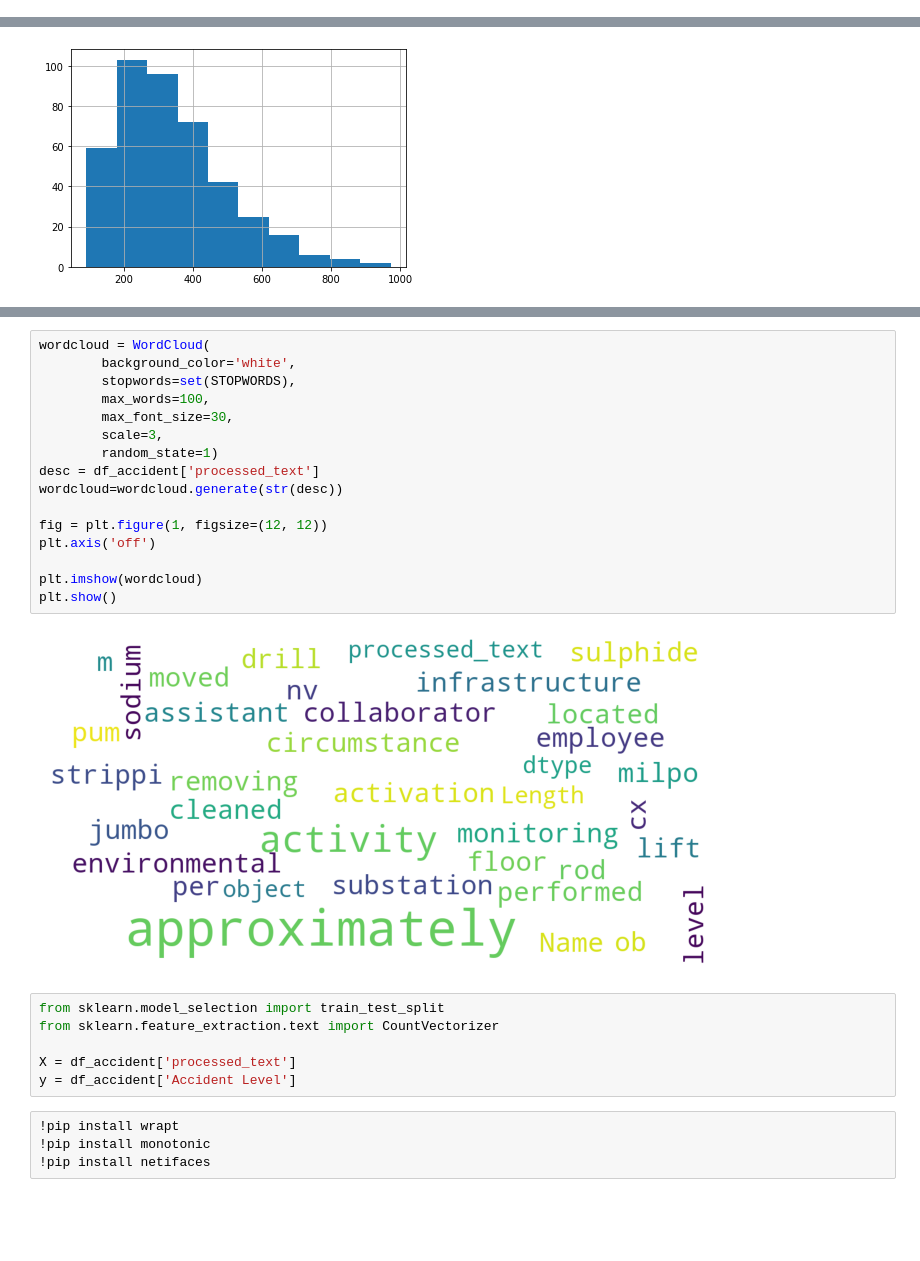
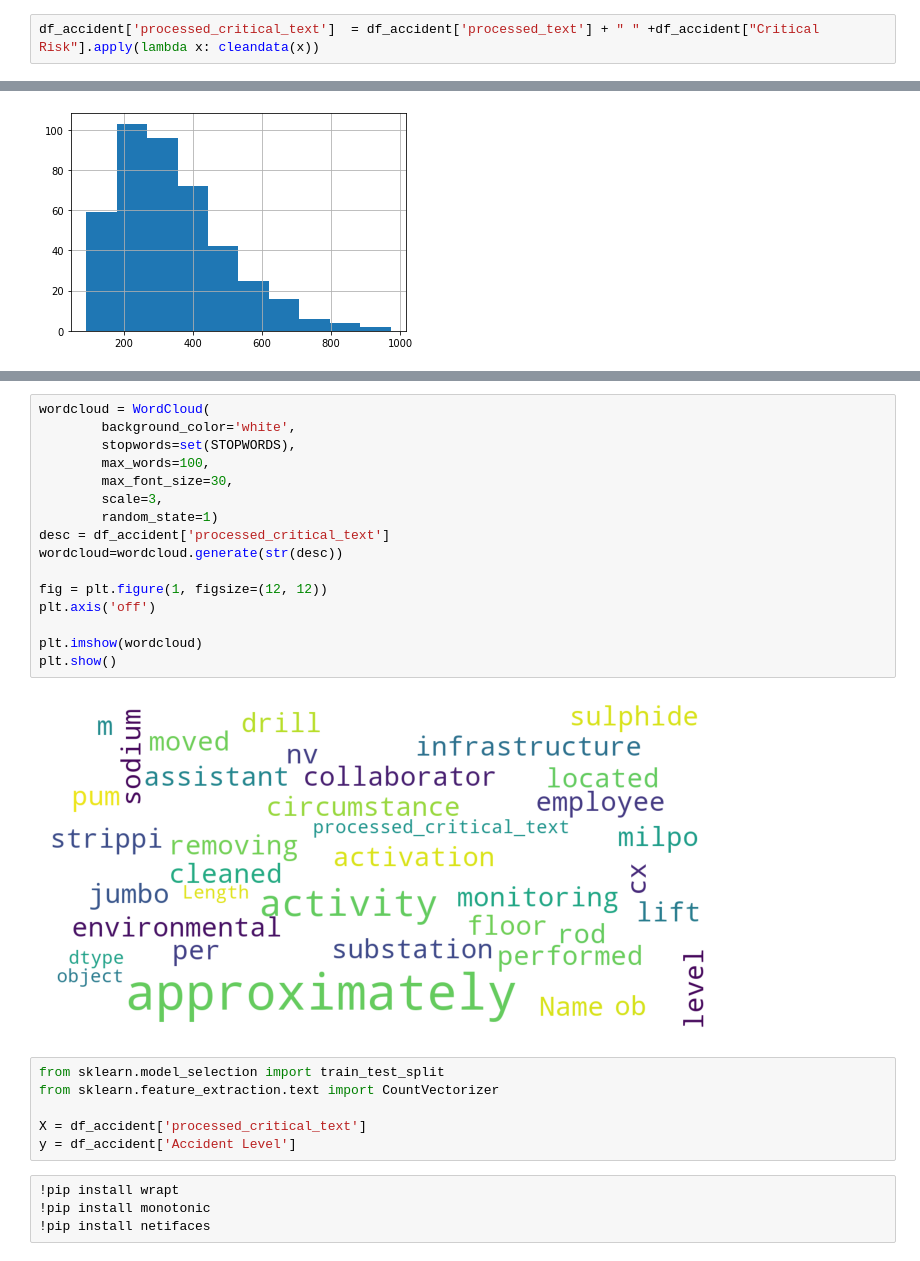
Before and after one commit to GreatLeanrningGrp7/Hariram, a Jupyter notebook: Untitled.ipynb, the cells around one changed output, grey strips where cells are left out. Drawn from its saved outputs; the diff is of its cells as text; blank space fills up the shorter version.

```diff
--- a/Untitled.ipynb
+++ b/Untitled.ipynb
@@ -230,3 +223,5 @@ preprocess_text("When performing cleaning activity of the area near the 042-TC-0
 # %%
 df_accident['processed_text'] =  [preprocess_text(sentence) for sentence in df_accident['Description']]
+# %%
+df_accident['processed_critical_text']  = df_accident['processed_text'] + " " +df_accident["Critical Risk"].apply(lambda x: cleandata(x))
 # %%
@@ -266,26 +254,26 @@ df_accident['processed_text'].str.len().hist();
 # %%
 wordcloud = WordCloud(
         background_color='white',
         stopwords=set(STOPWORDS),
         max_words=100,
         max_font_size=30,
         scale=3,
         random_state=1)
-desc = df_accident['processed_text']
+desc = df_accident['processed_critical_text']
 wordcloud=wordcloud.generate(str(desc))
 
 fig = plt.figure(1, figsize=(12, 12))
 plt.axis('off')
 
 plt.imshow(wordcloud)
 plt.show()
 # %% [output]
-[figure, old version]
+[figure, new version]
 # %%
 from sklearn.model_selection import train_test_split
 from sklearn.feature_extraction.text import CountVectorizer
 
-X = df_accident['processed_text']
+X = df_accident['processed_critical_text']
 y = df_accident['Accident Level']
 # %%
 !pip install wrapt
```
Also changed, not shown: parts of 64 cells of this notebook.
